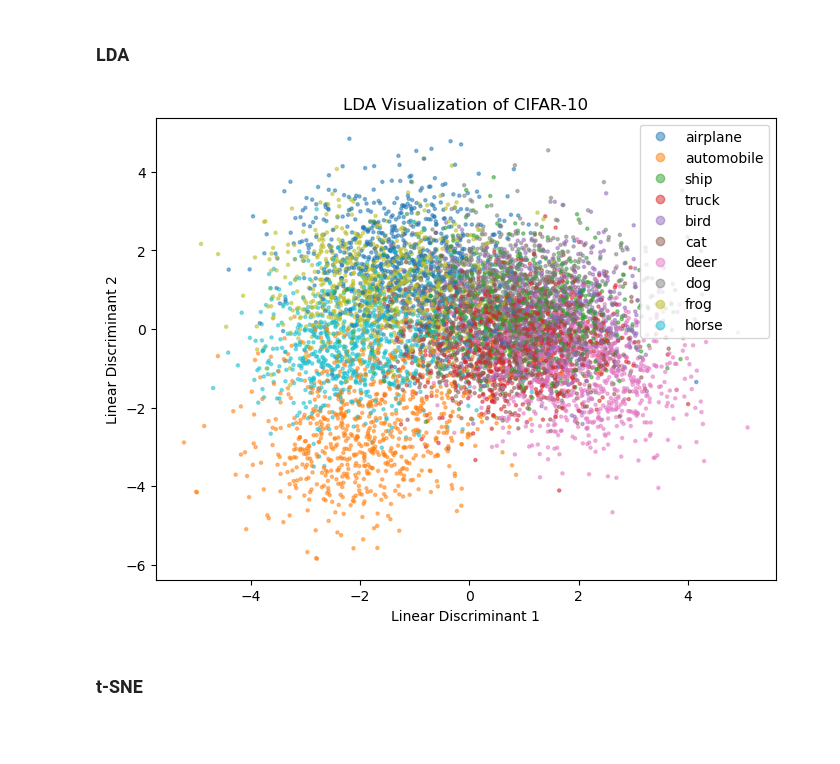
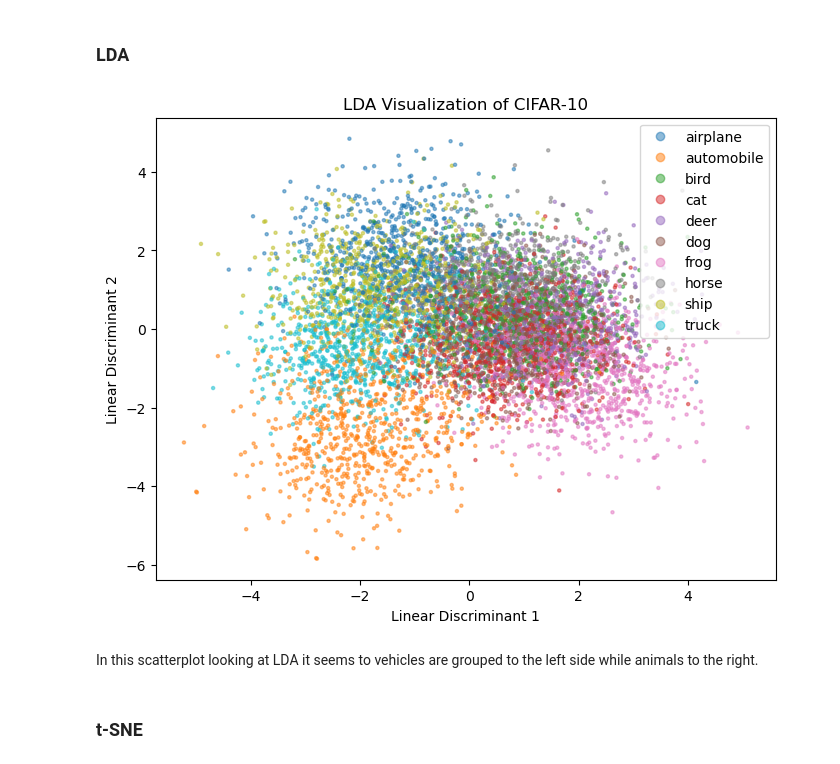
Before and after one commit to DataScienceAndEngineering/dse210s26-hw5p5-manifold-learning-kchen-ccny, a Jupyter notebook: Manifold_Learning.ipynb, the cells around one changed output. Drawn from its saved outputs; the diff is of its cells as text; code cells hidden in the pictures; blank space fills up the shorter version.

```diff
--- a/Manifold_Learning.ipynb
+++ b/Manifold_Learning.ipynb
@@ -60,8 +60,8 @@ y_subset = y_train.flatten()[:N]
 # %%
 # Setting up the class labels for the dataset
 class_names = [
-    "airplane", "automobile", "ship", "truck", "bird", "cat", "deer",
-    "dog", "frog", "horse"
+    "airplane", "automobile", "bird", "cat", "deer",
+    "dog", "frog", "horse", "ship", "truck"
 ]
 # %% [markdown]
 ### PCA
@@ -72,13 +72,12 @@ X_pca = pca.fit_transform(X_subset)
 
 plt.figure(figsize=(8, 6))
 
-plot_PCA = plt.scatter(X_pca[:, 0], X_pca[:, 1], c=y_subset, s=5, alpha=0.5)
+plot_PCA = plt.scatter(X_pca[:, 0], X_pca[:, 1], c=y_subset, cmap='tab10', s=5, alpha=0.5)
 
 plt.legend(handles=plot_PCA.legend_elements()[0], labels=class_names)
 plt.xlabel("Principal Component 1")
 plt.ylabel("Principal Component 2")
 plt.title("PCA Visualization of CIFAR-10")
-plt.rcParams["image.cmap"] = "tab10"
 
 plt.show()
 # %% [output]
@@ -88,22 +89,23 @@ plt.show()
 # %%
 # LDA Process
 lda = LinearDiscriminantAnalysis(n_components=2)
 
 X_lda = lda.fit_transform(X_subset, y_subset)
 
 plt.figure(figsize=(8,6))
 
-plot_LDA = plt.scatter(X_lda[:, 0], X_lda[:, 1], c=y_subset, s=5, alpha=0.5)
+plot_LDA = plt.scatter(X_lda[:, 0], X_lda[:, 1], c=y_subset, cmap='tab10', s=5, alpha=0.5)
 
 plt.xlabel("Linear Discriminant 1")
 plt.ylabel("Linear Discriminant 2")
 plt.title("LDA Visualization of CIFAR-10")
 plt.legend(handles=plot_LDA.legend_elements()[0], labels=class_names)
-plt.rcParams["image.cmap"] = "tab10"
 
 plt.show()
 # %% [output]
-[figure, old version]
+[figure, new version]
+# %% [markdown]
+In this scatterplot looking at LDA it seems to vehicles are grouped to the left side while animals to the right.
 # %% [markdown]
 ### t-SNE
 # %%
```
Also changed, not shown: parts of 7 cells of this notebook.
